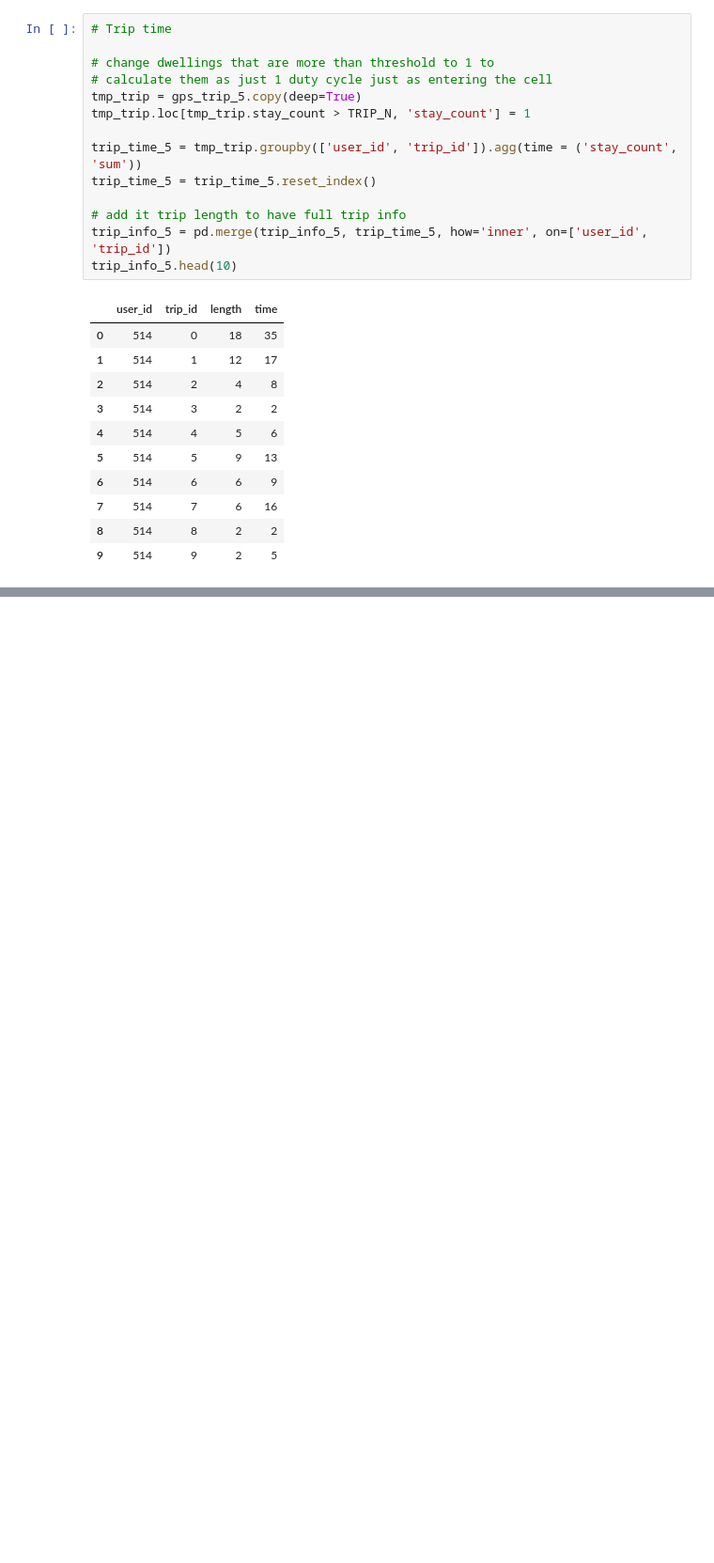
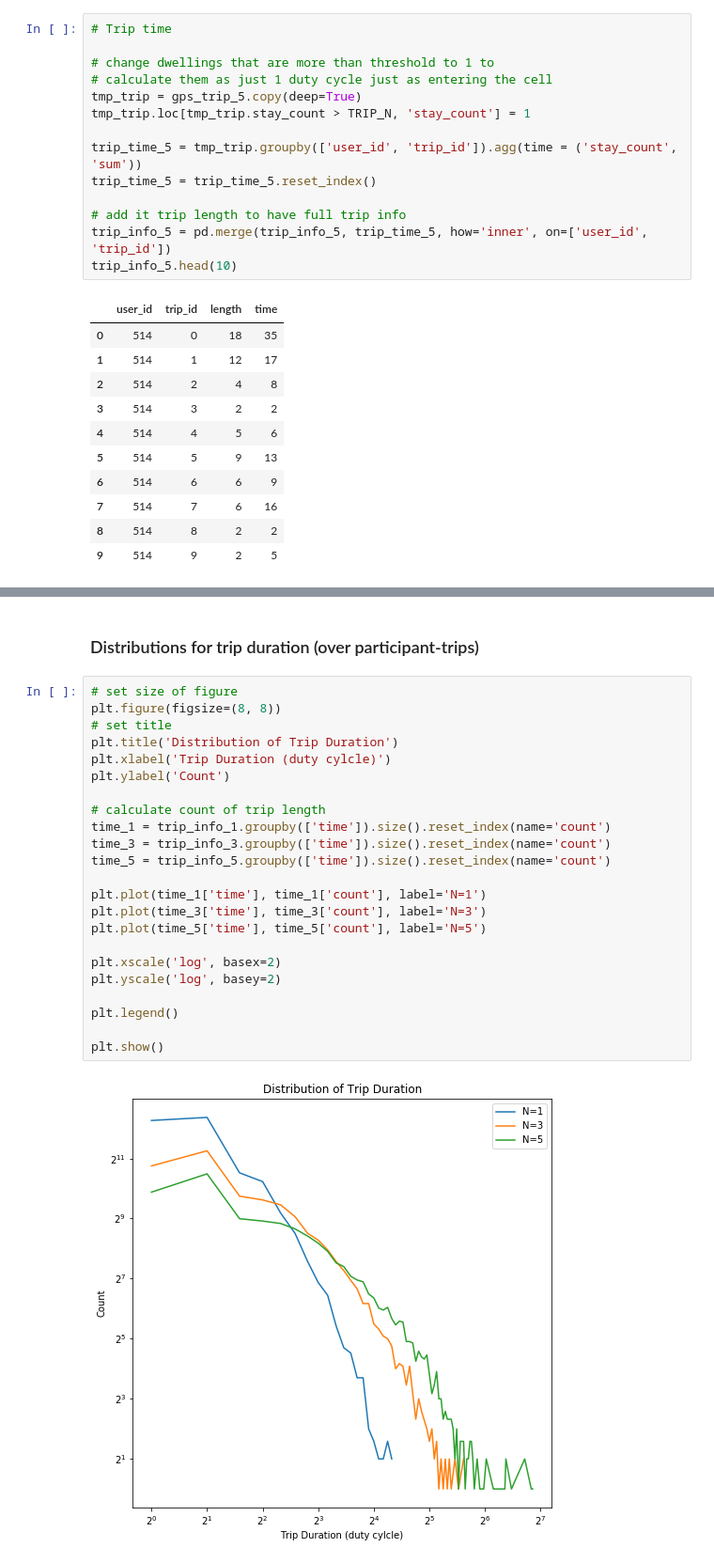
Before and after one commit to Minam7/CMPT826, a Jupyter notebook: HW2/Assignment2.ipynb, the cells around one changed output, grey strips where cells are left out. Shown: that part at 94% size. Saved outputs shown, nothing was run; the diff lists cells and outputs as text; blank space fills up the shorter version.

```diff
--- a/HW2/Assignment2.ipynb
+++ b/HW2/Assignment2.ipynb
@@ -418,0 +469,27 @@ trip_info_5.head(10)
+# %% [markdown]
+### Distributions for trip duration (over participant-trips)
+# %%
+# set size of figure
+plt.figure(figsize=(8, 8))
+# set title
+plt.title('Distribution of Trip Duration')
+plt.xlabel('Trip Duration (duty cylcle)')
+plt.ylabel('Count')
+
+# calculate count of trip length
+time_1 = trip_info_1.groupby(['time']).size().reset_index(name='count')
+time_3 = trip_info_3.groupby(['time']).size().reset_index(name='count')
+time_5 = trip_info_5.groupby(['time']).size().reset_index(name='count')
+
+plt.plot(time_1['time'], time_1['count'], label='N=1')
+plt.plot(time_3['time'], time_3['count'], label='N=3')
+plt.plot(time_5['time'], time_5['count'], label='N=5')
+
+plt.xscale('log', basex=2)
+plt.yscale('log', basey=2)
+
+plt.legend()
+
+plt.show()
+# %% [output]
+[figure, added]
```
Also changed, not shown: parts of 25 cells of this notebook, 3 other files.
